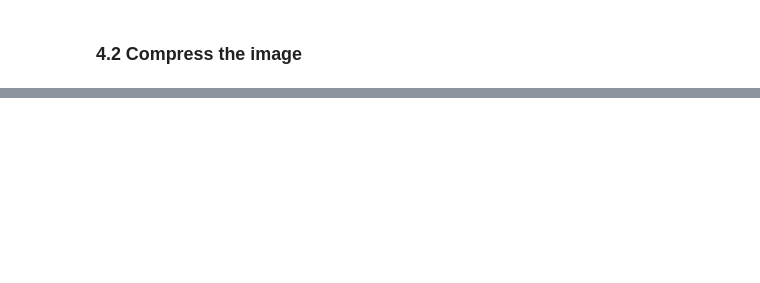
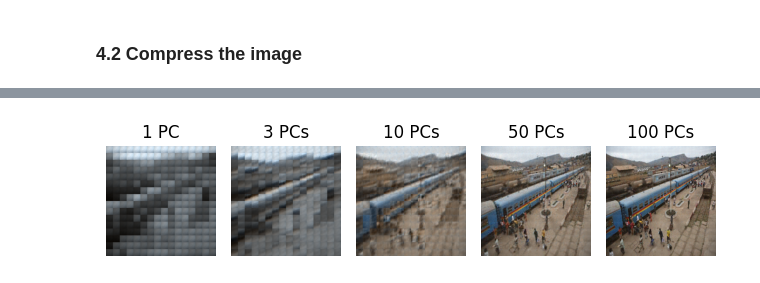
Before and after one commit to kdmalc/intro-computer-vision, a Jupyter notebook: HW3.ipynb, the cells around one changed output, grey strips where cells are left out. Cells and saved outputs as stored; diff of their text form; code cells hidden in the pictures; blank space fills up the shorter version.

```diff
--- a/HW3.ipynb
+++ b/HW3.ipynb
@@ -427,0 +436,11 @@ show_image(X_reconstructed, title=f"k={k}")
+# %%
+
+X_rec1 = reconstruct(station_png, 1)
+X_rec3 = reconstruct(station_png, 3)
+X_rec10 = reconstruct(station_png, 10)
+X_rec50 = reconstruct(station_png, 50)
+X_rec100 = reconstruct(station_png, 100)
+
+show_image_subplot([X_rec1, X_rec3, X_rec10, X_rec50, X_rec100], 1,5, titles=["1 PC", "3 PCs", "10 PCs", "50 PCs", "100 PCs"],dpi=100)
+# %% [output]
+[figure, added]
```
Also changed, not shown: parts of 13 cells of this notebook.
